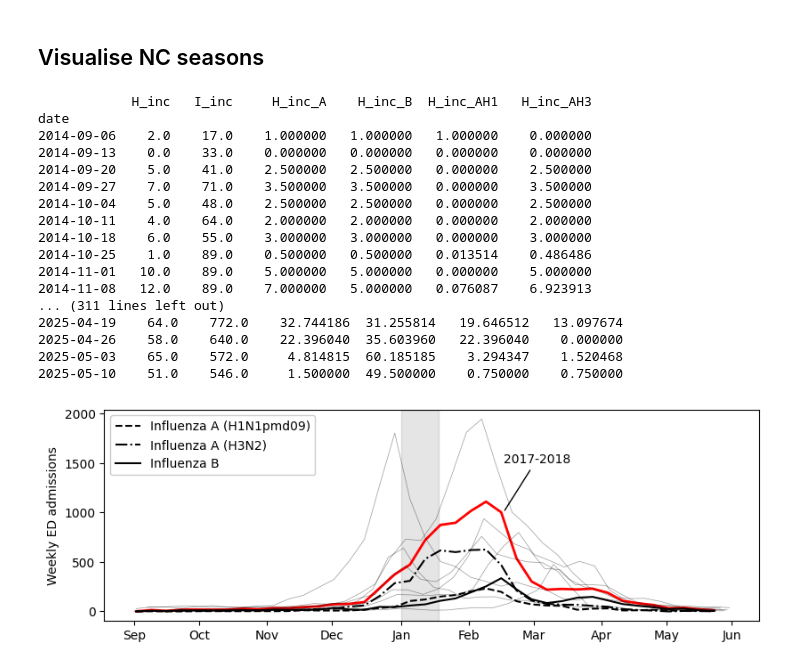
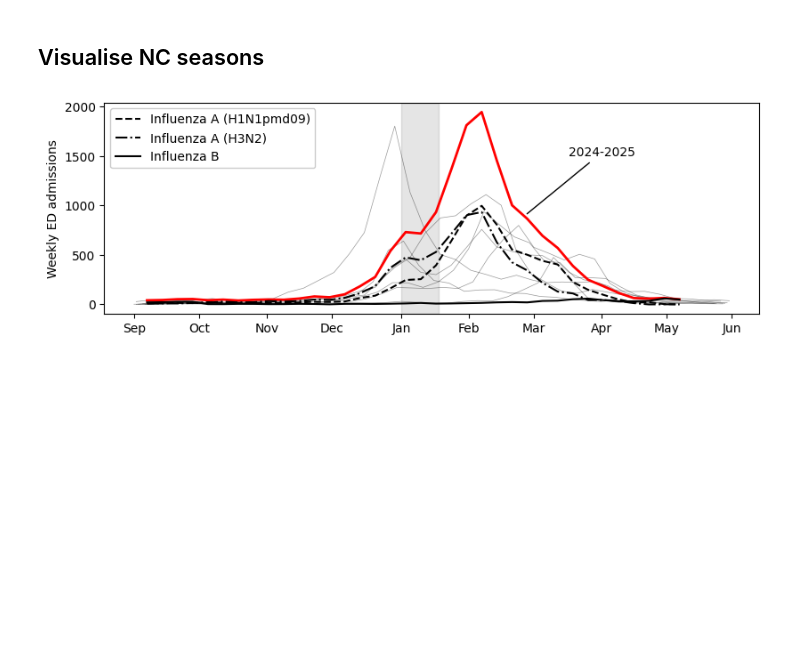
Before and after one commit to twallema/JHU-Cornell_hierarchSIR, a Jupyter notebook: scripts/manuscript/visualise-forecasts/visualise_NC_data.ipynb, the cells around one changed output. Saved outputs shown, nothing was run; the diff lists cells and outputs as text; code cells hidden in the pictures; blank space fills up the shorter version.

```diff
--- a/scripts/manuscript/visualise-forecasts/visualise_NC_data.ipynb
+++ b/scripts/manuscript/visualise-forecasts/visualise_NC_data.ipynb
@@ -22,7 +22,7 @@ props = dict(boxstyle='round', facecolor='white', alpha=1)
 # settings
 highlight = True
 strains = 3
-highlight_season='2017-2018'
+highlight_season='2024-2025'
 annotation_locations = {
     '2014-2015': {'xy': (115, 550), 'xytext': (60, 1100)},
     '2015-2016': {'xy': (195, 550), 'xytext': (180, 1100)},
@@ -31,14 +31,14 @@ annotation_locations = {
     '2018-2019': {'xy': (170, 850), 'xytext': (170, 1200)},
     '2019-2020': {'xy': (170, 580), 'xytext': (170, 1200)},
     '2023-2024': {'xy': (135, 900), 'xytext': (150, 1500)},
+    '2024-2025': {'xy': (180, 900), 'xytext': (200, 1500)},
 }
 
 # make figure
 fig,ax=plt.subplots(figsize=(8.3, 11.7/4))
 for season in seasons:
     # get data
-    df = 7*get_NC_influenza_data(datetime(int(season[0:4]), start_visualisation_month, 1), datetime(int(season[0:4])+1, end_visualisation_month, 1), season)
-    print(df)
+    df = 7*get_NC_influenza_data(datetime(int(season[0:4]), start_visualisation_month, 1), datetime(int(season[0:4])+1, end_visualisation_month, 1))
     if ((season == highlight_season) & (highlight == True)):
         # highlight flu season and annotate
         ax.plot((df.index - datetime(int(season[0:4]), start_visualisation_month, 1))/timedelta(days=1), df['H_inc'], color='red', linewidth=2)
@@ -55,48 +55,31 @@ for season in seasons:
         elif strains == 2:
             ax.plot((df.index - datetime(int(season[0:4]), start_visualisation_month, 1))/timedelta(days=1), df['H_inc_A'], linestyle='--', color='black', label='Influenza A')
             ax.plot((df.index - datetime(int(season[0:4]), start_visualisation_month, 1))/timedelta(days=1), df['H_inc_B'], linestyle=':', color='black', label='Influenza B')
             ax.legend(framealpha=1, loc='upper left')
         elif strains == 3:
             ax.plot((df.index - datetime(int(season[0:4]), start_visualisation_month, 1))/timedelta(days=1), df['H_inc_AH1'], linestyle='--', color='black', label='Influenza A (H1N1pmd09)')
             ax.plot((df.index - datetime(int(season[0:4]), start_visualisation_month, 1))/timedelta(days=1), df['H_inc_AH3'], linestyle='-.', color='black', label='Influenza A (H3N2)')
             ax.plot((df.index - datetime(int(season[0:4]), start_visualisation_month, 1))/timedelta(days=1), df['H_inc_B'], linestyle='-', color='black', label='Influenza B')
             ax.legend(framealpha=1, loc='upper left')
     else:
         if highlight == False:
             alpha=1
             # state
             ax.text(0.02, 0.95, 'North Carolina', transform=ax.transAxes, fontsize=10,
                     verticalalignment='top', bbox=dict(boxstyle='round', facecolor='white', alpha=1))
         else:
             alpha=0.4
         # plot total hospitalisations
         ax.plot((df.index - datetime(int(season[0:4]), start_visualisation_month, 1))/timedelta(days=1), df['H_inc'], color='black', alpha=alpha, linewidth=0.5)
 
 ax.axvspan(123, 140, alpha=0.1, color='black')
 
 ax.set_ylabel('Weekly ED admissions')
 ax.set_xticks(month_ticks)  # Set tick positions
 ax.set_xticklabels(months)  # Set month labels
 plt.tight_layout()
 plt.savefig(f'NC-influenza-data_highlight-{highlight}-{highlight_season}_strains-{strains}.pdf')
 plt.show()
 plt.close()
 # %% [output]
-            H_inc   I_inc     H_inc_A    H_inc_B  H_inc_AH1   H_inc_AH3
-date
-2014-09-06    2.0    17.0    1.000000   1.000000   1.000000    0.000000
-2014-09-13    0.0    33.0    0.000000   0.000000   0.000000    0.000000
-2014-09-20    5.0    41.0    2.500000   2.500000   0.000000    2.500000
-2014-09-27    7.0    71.0    3.500000   3.500000   0.000000    3.500000
-2014-10-04    5.0    48.0    2.500000   2.500000   0.000000    2.500000
-2014-10-11    4.0    64.0    2.000000   2.000000   0.000000    2.000000
-2014-10-18    6.0    55.0    3.000000   3.000000   0.000000    3.000000
-2014-10-25    1.0    89.0    0.500000   0.500000   0.013514    0.486486
-2014-11-01   10.0    89.0    5.000000   5.000000   0.000000    5.000000
-2014-11-08   12.0    89.0    7.000000   5.000000   0.076087    6.923913
-... (311 lines left out)
-2025-04-19    64.0    772.0    32.744186  31.255814   19.646512   13.097674
-2025-04-26    58.0    640.0    22.396040  35.603960   22.396040    0.000000
-2025-05-03    65.0    572.0     4.814815  60.185185    3.294347    1.520468
-2025-05-10    51.0    546.0     1.500000  49.500000    0.750000    0.750000
-[figure, old version]
+[figure, new version]
```
Also changed, not shown: 31 other files.
